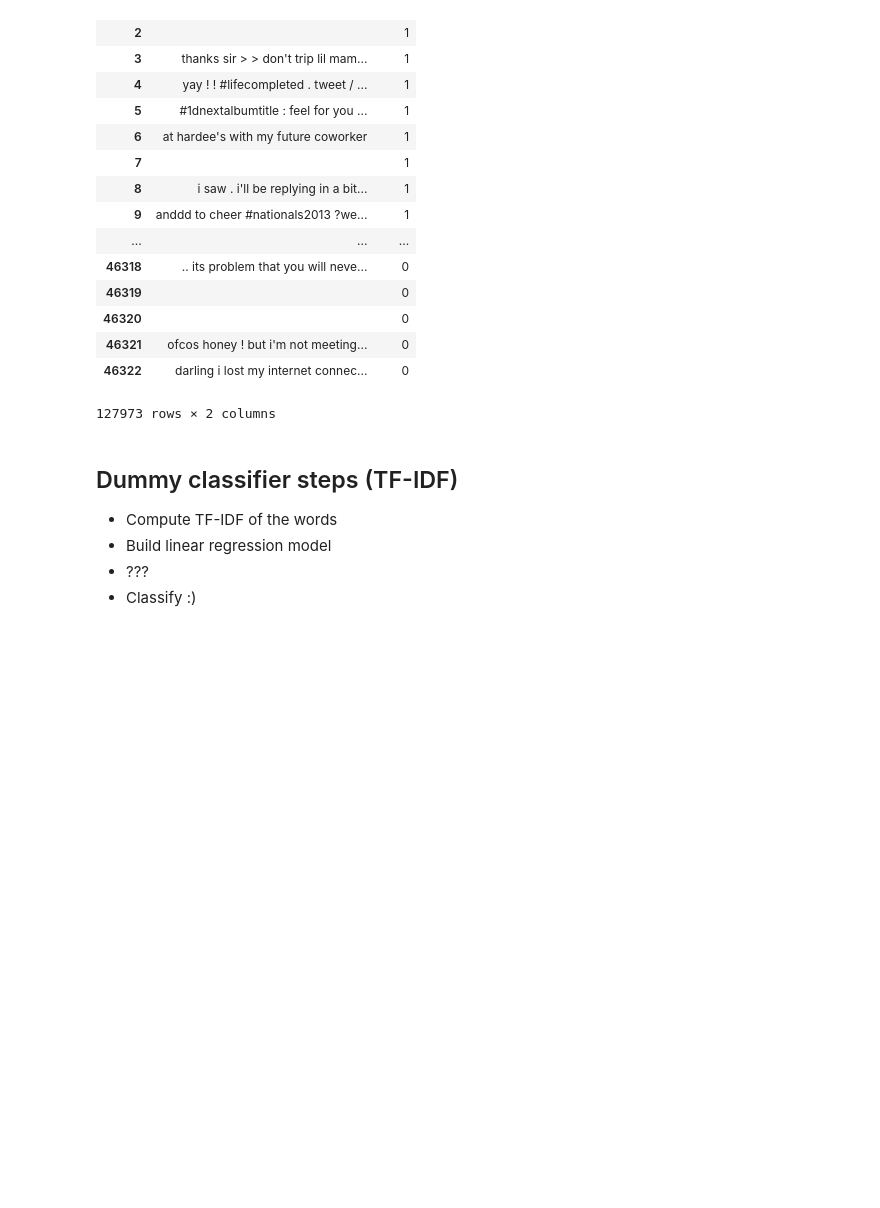
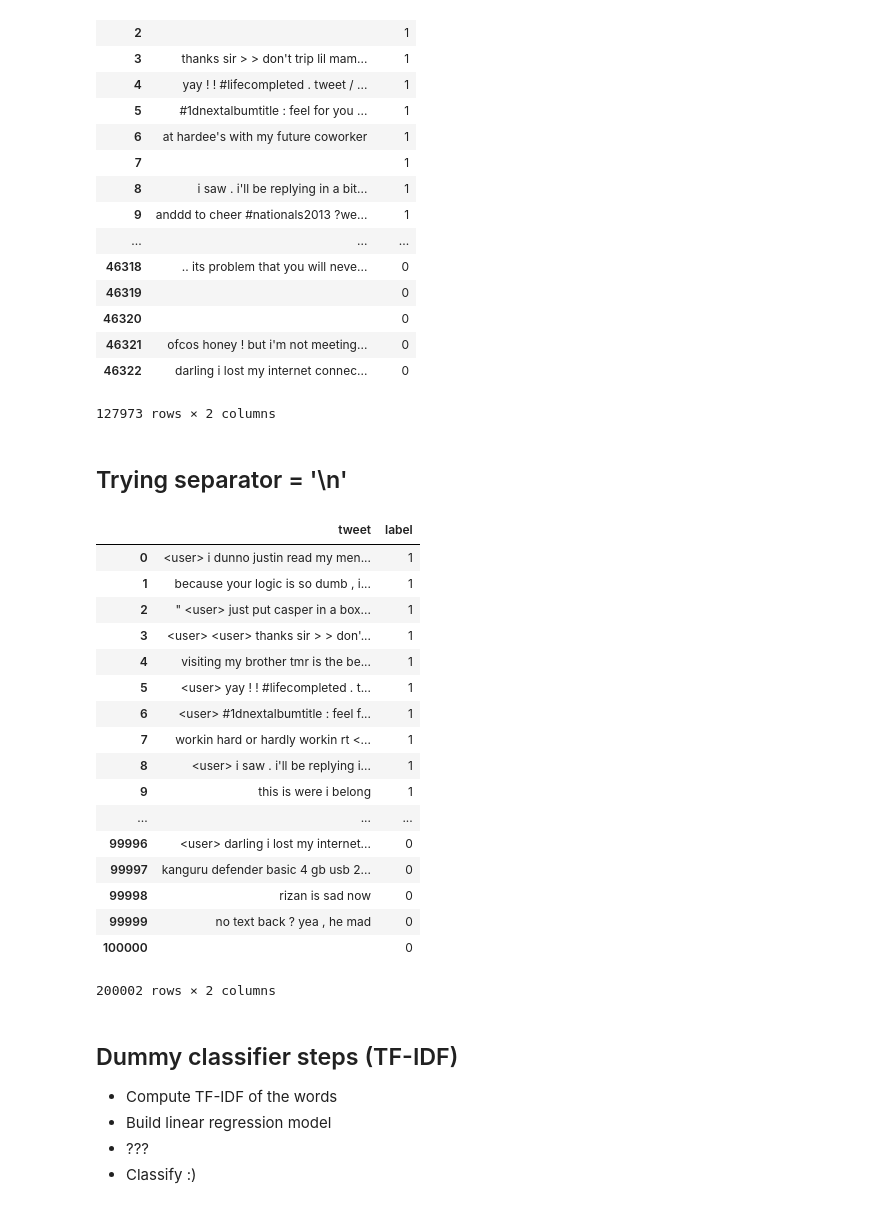
Before and after one commit to zeineb12/tweet_classification, a Jupyter notebook: dummy_classifier.ipynb, the cells around one changed output. Saved outputs shown, nothing was run; the diff lists cells and outputs as text; code cells hidden in the pictures; blank space fills up the shorter version.

```diff
--- a/dummy_classifier.ipynb
+++ b/dummy_classifier.ipynb
@@ -48,6 +48,41 @@ df_tweets
 | 46321 | ofcos honey ! but i'm not meeting... | 0 |
 | 46322 | darling i lost my internet connec... | 0 |
 127973 rows × 2 columns
+# %% [markdown]
+## Trying separator = '\n'
+# %%
+with open('data/train_pos.txt',"r") as file:
+    train_pos = file.read().split('\n')
+
+with open('data/train_neg.txt',"r") as file:
+    train_neg = file.read().split('\n')
+# %%
+df_pos = pd.DataFrame({'tweet' : train_pos}) #first entry was empty
+df_pos['label'] = 1 #label 1 for happy tweet
+df_neg = pd.DataFrame({'tweet' : train_neg})
+df_neg['label'] = 0
+df_tweets = df_pos.append(df_neg) #our labelled dataset
+# %%
+df_tweets
+# %% [output]
+|  | tweet | label |
+| 0 | <user> i dunno justin read my men... | 1 |
+| 1 | because your logic is so dumb , i... | 1 |
+| 2 | " <user> just put casper in a box... | 1 |
+| 3 | <user> <user> thanks sir > > don'... | 1 |
+| 4 | visiting my brother tmr is the be... | 1 |
+| 5 | <user> yay ! ! #lifecompleted . t... | 1 |
+| 6 | <user> #1dnextalbumtitle : feel f... | 1 |
+| 7 | workin hard or hardly workin rt <... | 1 |
+| 8 | <user> i saw . i'll be replying i... | 1 |
+| 9 | this is were i belong | 1 |
+| ... | ... | ... |
+| 99996 | <user> darling i lost my internet... | 0 |
+| 99997 | kanguru defender basic 4 gb usb 2... | 0 |
+| 99998 | rizan is sad now | 0 |
+| 99999 | no text back ? yea , he mad | 0 |
+| 100000 |  | 0 |
+200002 rows × 2 columns
 # %% [markdown]
 ## Dummy classifier steps (TF-IDF)
 * Compute TF-IDF of the words
```
Also changed, not shown: parts of 9 cells of this notebook, 2 other files.
